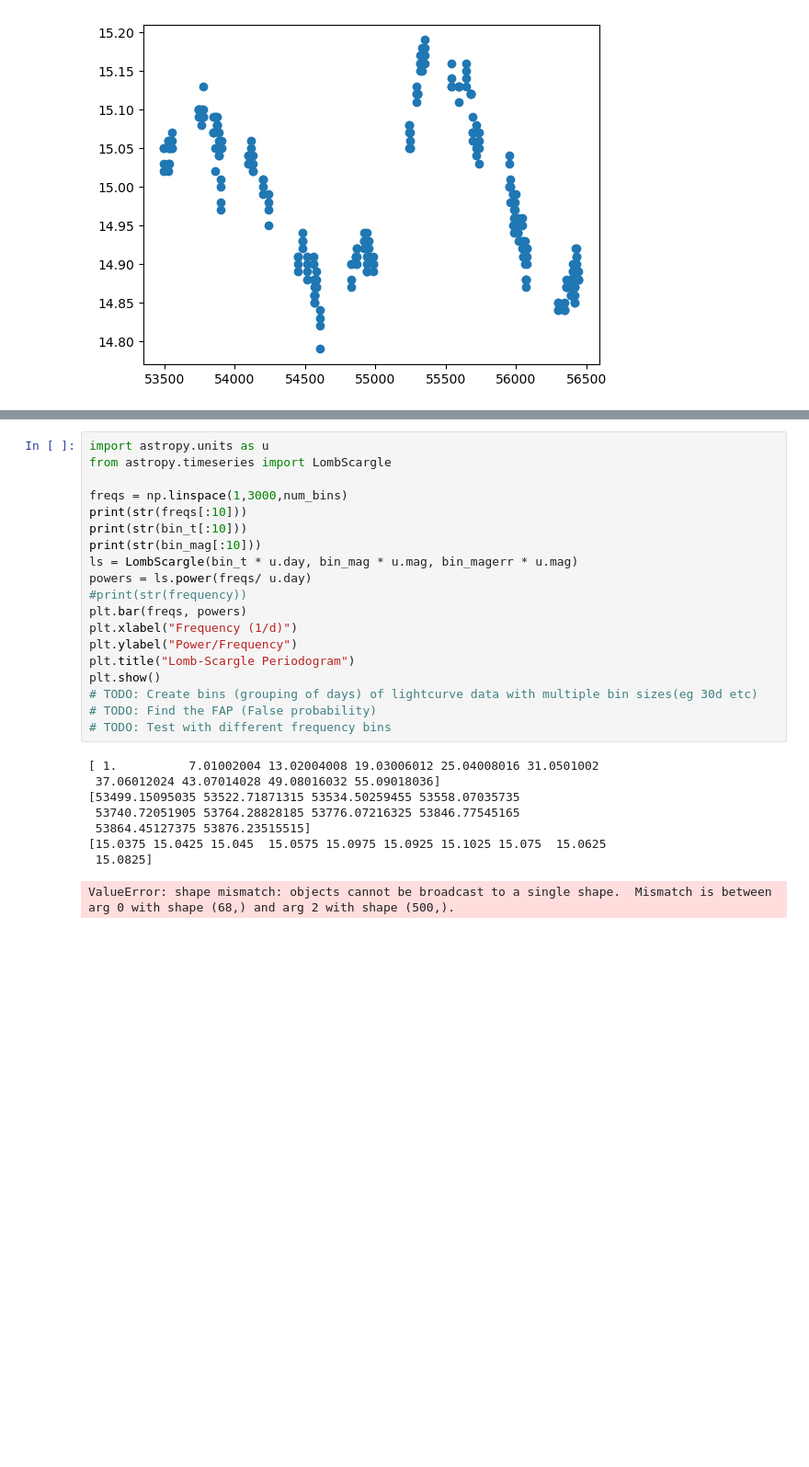
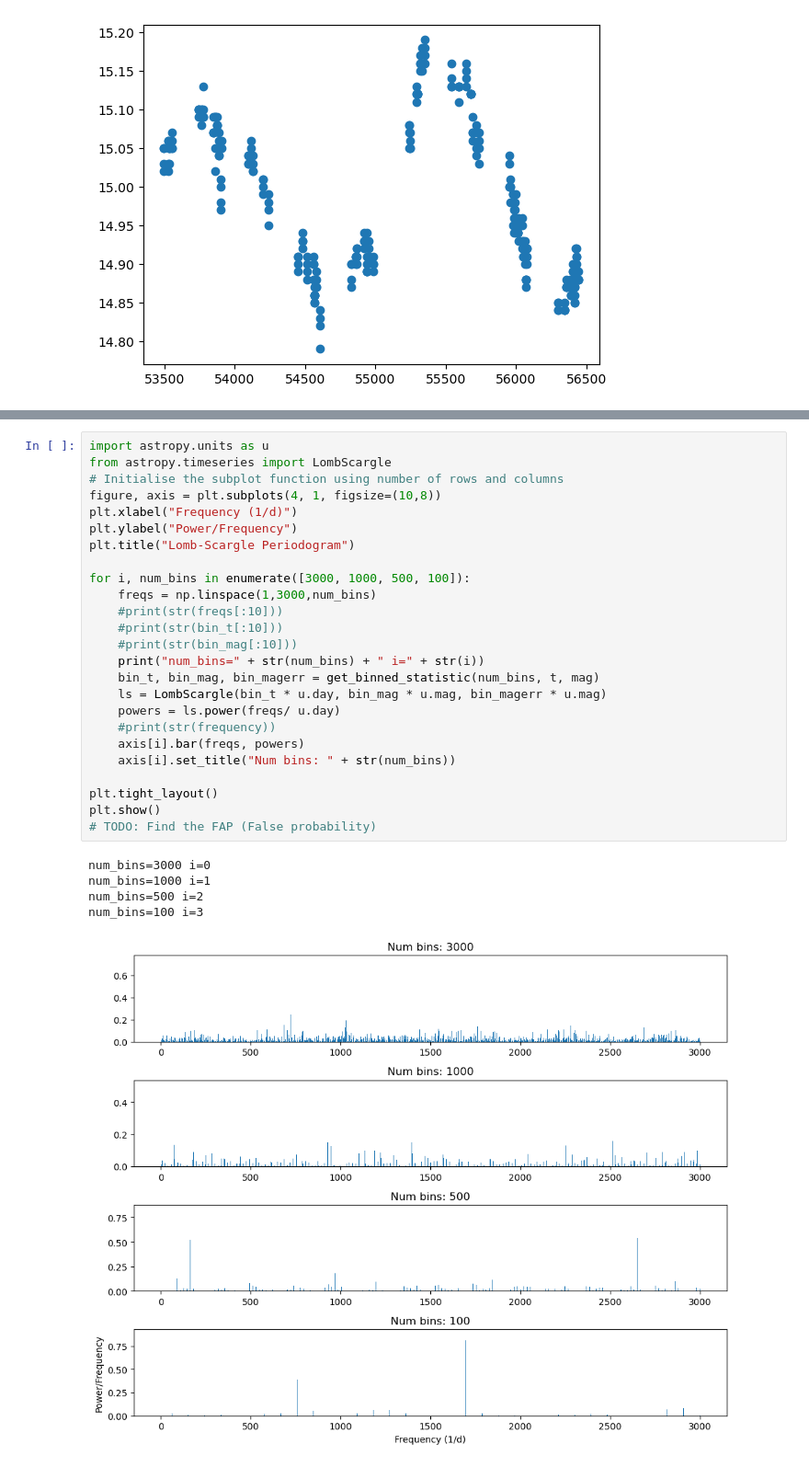
Before and after one commit to skp80286/smbhb_detection, a Jupyter notebook: lomb_scargle_analysis.ipynb, the cells around one changed output, grey strips where cells are left out. Shown at 92% size. Cells and saved outputs as stored; diff of their text form; blank space fills up the shorter version.

Commit message:
analyze different size bins and plot them simultaneously

```diff
--- a/lomb_scargle_analysis.ipynb
+++ b/lomb_scargle_analysis.ipynb
@@ -37,28 +36,31 @@ plt.show()
 # %%
 import astropy.units as u
 from astropy.timeseries import LombScargle
-
-freqs = np.linspace(1,3000,num_bins)
-print(str(freqs[:10]))
-print(str(bin_t[:10]))
-print(str(bin_mag[:10]))
-ls = LombScargle(bin_t * u.day, bin_mag * u.mag, bin_magerr * u.mag)
-powers = ls.power(freqs/ u.day)
-#print(str(frequency))
-plt.bar(freqs, powers)
+# Initialise the subplot function using number of rows and columns
+figure, axis = plt.subplots(4, 1, figsize=(10,8))
 plt.xlabel("Frequency (1/d)")
 plt.ylabel("Power/Frequency")
 plt.title("Lomb-Scargle Periodogram")
+
+for i, num_bins in enumerate([3000, 1000, 500, 100]):
+    freqs = np.linspace(1,3000,num_bins)
+    #print(str(freqs[:10]))
+    #print(str(bin_t[:10]))
+    #print(str(bin_mag[:10]))
+    print("num_bins=" + str(num_bins) + " i=" + str(i))
+    bin_t, bin_mag, bin_magerr = get_binned_statistic(num_bins, t, mag)
+    ls = LombScargle(bin_t * u.day, bin_mag * u.mag, bin_magerr * u.mag)
+    powers = ls.power(freqs/ u.day)
+    #print(str(frequency))
+    axis[i].bar(freqs, powers)
+    axis[i].set_title("Num bins: " + str(num_bins))
+
+plt.tight_layout()
 plt.show()
-# TODO: Create bins (grouping of days) of lightcurve data with multiple bin sizes(eg 30d etc)
 # TODO: Find the FAP (False probability)
-# TODO: Test with different frequency bins
 # %% [output]
-[ 1.          7.01002004 13.02004008 19.03006012 25.04008016 31.0501002
- 37.06012024 43.07014028 49.08016032 55.09018036]
-[53499.15095035 53522.71871315 53534.50259455 53558.07035735
- 53740.72051905 53764.28828185 53776.07216325 53846.77545165
- 53864.45127375 53876.23515515]
-[15.0375 15.0425 15.045  15.0575 15.0975 15.0925 15.1025 15.075  15.0625
- 15.0825]
+num_bins=3000 i=0
+num_bins=1000 i=1
+num_bins=500 i=2
+num_bins=100 i=3
-ValueError: shape mismatch: objects cannot be broadcast to a single shape.  Mismatch is between arg 0 with shape (68,) and arg 2 with shape (500,).
+[figure, added]
```
Also changed, not shown: parts of 1 cell of this notebook.
